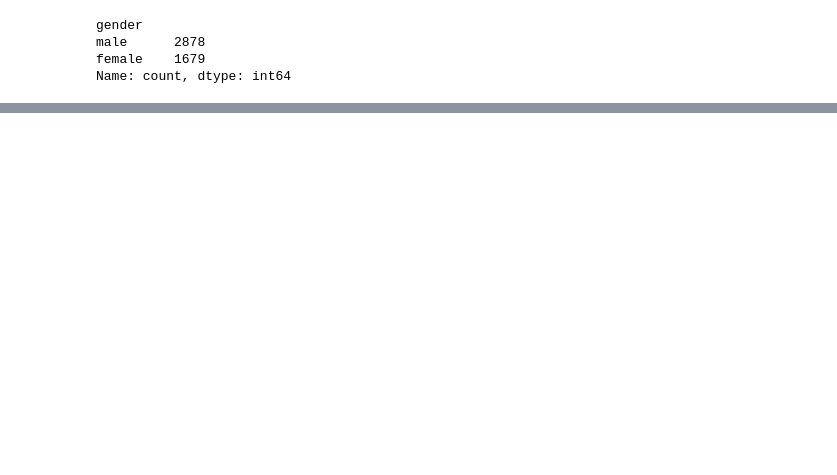
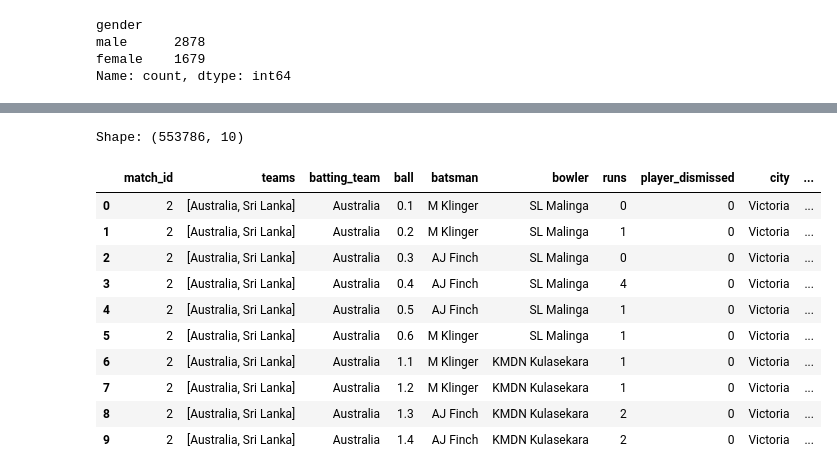
Before and after one commit to SanjaraT/WorldCup-Score-Predictor-ML-Model, a Jupyter notebook: ml_model.ipynb, the cells around one changed output, grey strips where cells are left out. Saved outputs shown, nothing was run; the diff lists cells and outputs as text; code cells hidden in the pictures; blank space fills up the shorter version.

```diff
--- a/ml_model.ipynb
+++ b/ml_model.ipynb
@@ -243,0 +174,75 @@ Shape: (553786, 17)
+# %%
+# Extract ball by ball data for every match's first innings
+
+# for each match
+all_rows = []
+
+for index, row in tqdm(df.iterrows(), desc="Extracting deliveries", total=len(df)):
+
+    ball_of_match      = []
+    batsman            = []
+    bowler             = []
+    runs               = []
+    player_dismissed   = []
+    teams              = []
+    batting_team       = []
+    match_id           = []
+    city               = []
+    venue              = []
+
+    try:
+        deliveries = row['innings'][0]['1st innings']['deliveries']
+    except:
+        continue
+
+    for ball in deliveries:
+        for key in ball.keys():
+            match_id.append(row['match_id'])
+            batting_team.append(row['innings'][0]['1st innings']['team'])
+            teams.append(row['teams'])
+            ball_of_match.append(key)
+            batsman.append(ball[key]['batsman'])
+            bowler.append(ball[key]['bowler'])
+            runs.append(ball[key]['runs']['total'])
+            city.append(row['city'])
+            venue.append(row['venue'])
+
+            # Get dismissed player if wicket fell, else '0'
+            try:
+                player_dismissed.append(ball[key]['wicket']['player_out'])
+            except:
+                player_dismissed.append('0')
+
+    loop_df = pd.DataFrame({
+        'match_id'         : match_id,
+        'teams'            : teams,
+        'batting_team'     : batting_team,
+        'ball'             : ball_of_match,
+        'batsman'          : batsman,
+        'bowler'           : bowler,
+        'runs'             : runs,
+        'player_dismissed' : player_dismissed,
+        'city'             : city,
+        'venue'            : venue,
+    })
+
+    all_rows.append(loop_df)
+
+
+delivery_df = pd.concat(all_rows, ignore_index=True)
+
+print(f"Shape: {delivery_df.shape}")
+delivery_df.head(10)
+# %% [output]
+Shape: (553786, 10)
+|  | match_id | teams | batting_team | ball | batsman | bowler | runs | player_dismissed | city | ... |
+| 0 | 2 | [Australia, Sri Lanka] | Australia | 0.1 | M Klinger | SL Malinga | 0 | 0 | Victoria | ... |
+| 1 | 2 | [Australia, Sri Lanka] | Australia | 0.2 | M Klinger | SL Malinga | 1 | 0 | Victoria | ... |
+| 2 | 2 | [Australia, Sri Lanka] | Australia | 0.3 | AJ Finch | SL Malinga | 0 | 0 | Victoria | ... |
+| 3 | 2 | [Australia, Sri Lanka] | Australia | 0.4 | AJ Finch | SL Malinga | 4 | 0 | Victoria | ... |
+| 4 | 2 | [Australia, Sri Lanka] | Australia | 0.5 | AJ Finch | SL Malinga | 1 | 0 | Victoria | ... |
+| 5 | 2 | [Australia, Sri Lanka] | Australia | 0.6 | M Klinger | SL Malinga | 1 | 0 | Victoria | ... |
+| 6 | 2 | [Australia, Sri Lanka] | Australia | 1.1 | M Klinger | KMDN Kulasekara | 1 | 0 | Victoria | ... |
+| 7 | 2 | [Australia, Sri Lanka] | Australia | 1.2 | M Klinger | KMDN Kulasekara | 1 | 0 | Victoria | ... |
+| 8 | 2 | [Australia, Sri Lanka] | Australia | 1.3 | AJ Finch | KMDN Kulasekara | 2 | 0 | Victoria | ... |
+| 9 | 2 | [Australia, Sri Lanka] | Australia | 1.4 | AJ Finch | KMDN Kulasekara | 2 | 0 | Victoria | ... |
```
Also changed, not shown: parts of 12 cells of this notebook.
